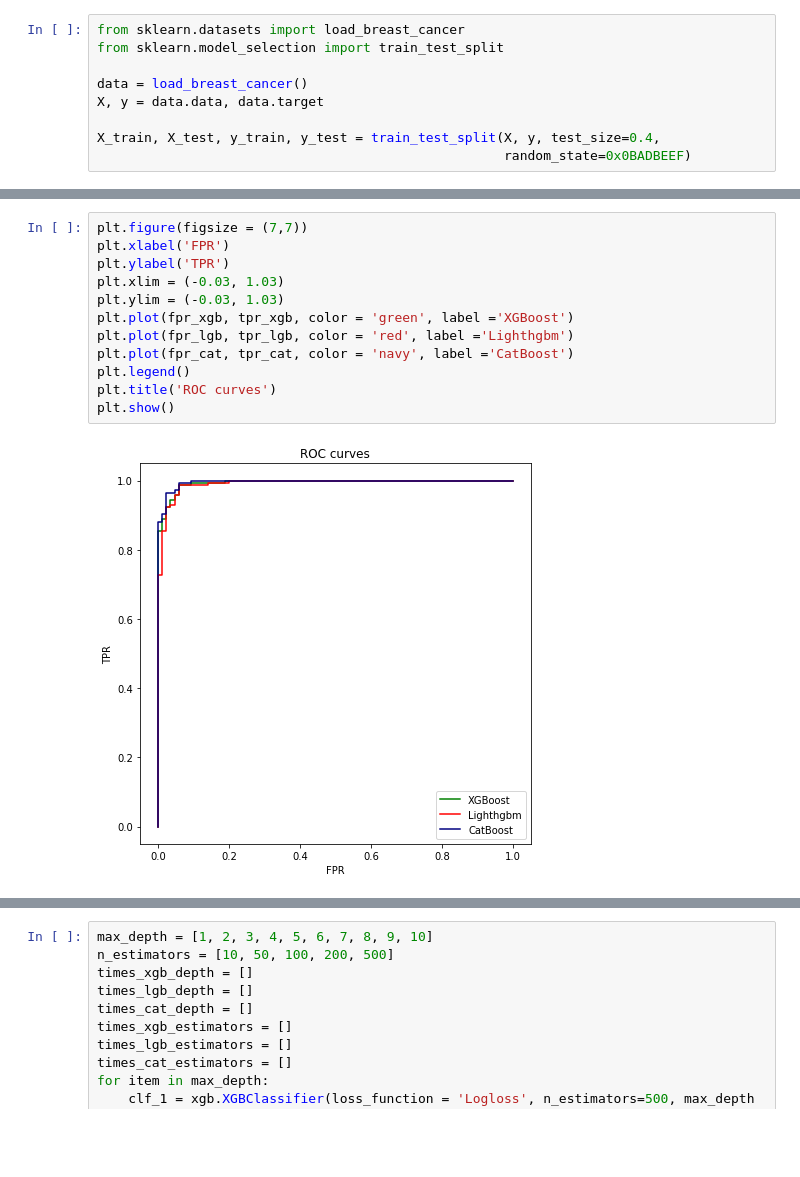
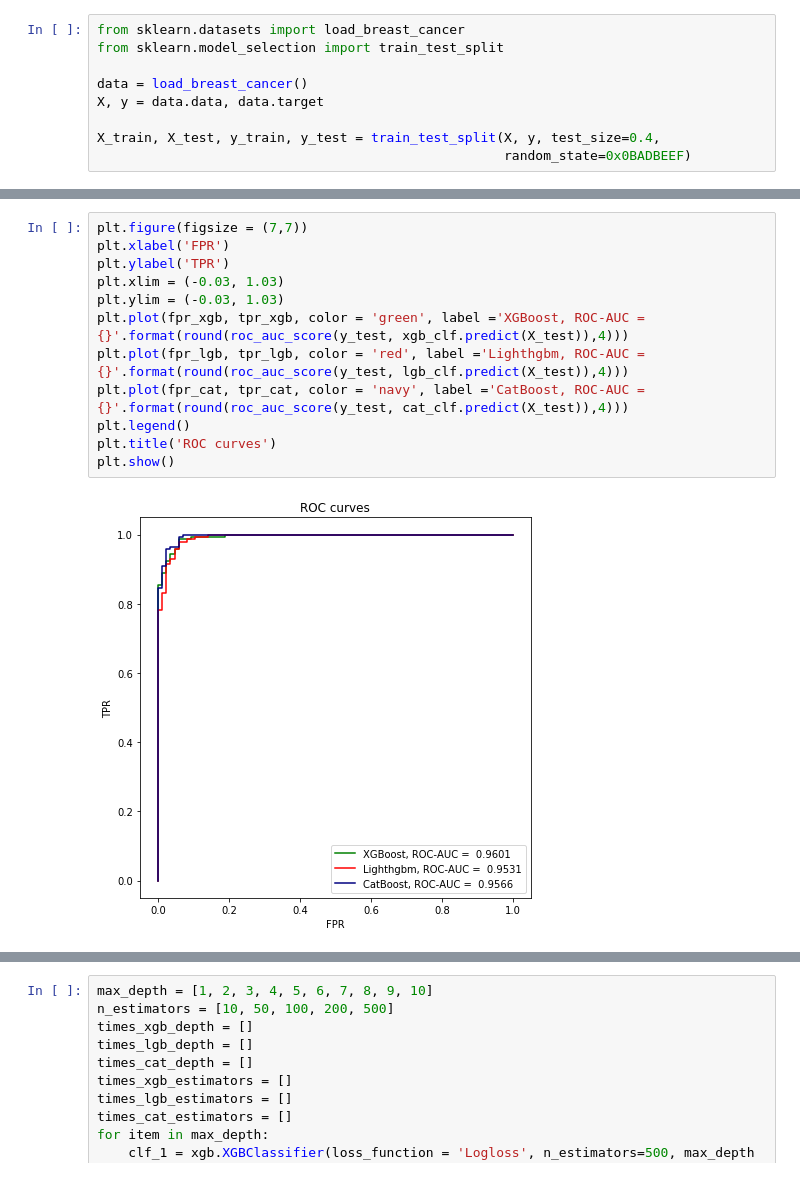
Before and after one commit to dzisandy/Machine-Learning, a Jupyter notebook: HW2/ML2019HW02-part2.ipynb, the cells around one changed output, grey strips where cells are left out. Drawn from its saved outputs; the diff is of its cells as text; blank space fills up the shorter version.

```diff
--- a/HW2/ML2019HW02-part2.ipynb
+++ b/HW2/ML2019HW02-part2.ipynb
@@ -527,17 +574,17 @@ fpr_cat, tpr_cat, _ = roc_curve(y_test, cat_clf.predict_proba(X_test)[:, 1])
 # %%
 plt.figure(figsize = (7,7))
 plt.xlabel('FPR')
 plt.ylabel('TPR')
 plt.xlim = (-0.03, 1.03)
 plt.ylim = (-0.03, 1.03)
-plt.plot(fpr_xgb, tpr_xgb, color = 'green', label ='XGBoost')
-plt.plot(fpr_lgb, tpr_lgb, color = 'red', label ='Lighthgbm')
-plt.plot(fpr_cat, tpr_cat, color = 'navy', label ='CatBoost')
+plt.plot(fpr_xgb, tpr_xgb, color = 'green', label ='XGBoost, ROC-AUC =  {}'.format(round(roc_auc_score(y_test, xgb_clf.predict(X_test)),4)))
+plt.plot(fpr_lgb, tpr_lgb, color = 'red', label ='Lighthgbm, ROC-AUC =  {}'.format(round(roc_auc_score(y_test, lgb_clf.predict(X_test)),4)))
+plt.plot(fpr_cat, tpr_cat, color = 'navy', label ='CatBoost, ROC-AUC =  {}'.format(round(roc_auc_score(y_test, cat_clf.predict(X_test)),4)))
 plt.legend()
 plt.title('ROC curves')
 plt.show()
 # %% [output]
-[figure, old version]
+[figure, new version]
 # %%
 classifiers =  {'xgb': xgb.XGBClassifier(loss_function = 'Logloss', probabiliy=True),
                 'lbg': lgb.LGBMClassifier(loss_function = 'Logloss', probabiliy=True),
```
Also changed, not shown: parts of 41 cells of this notebook, 11 other files.
